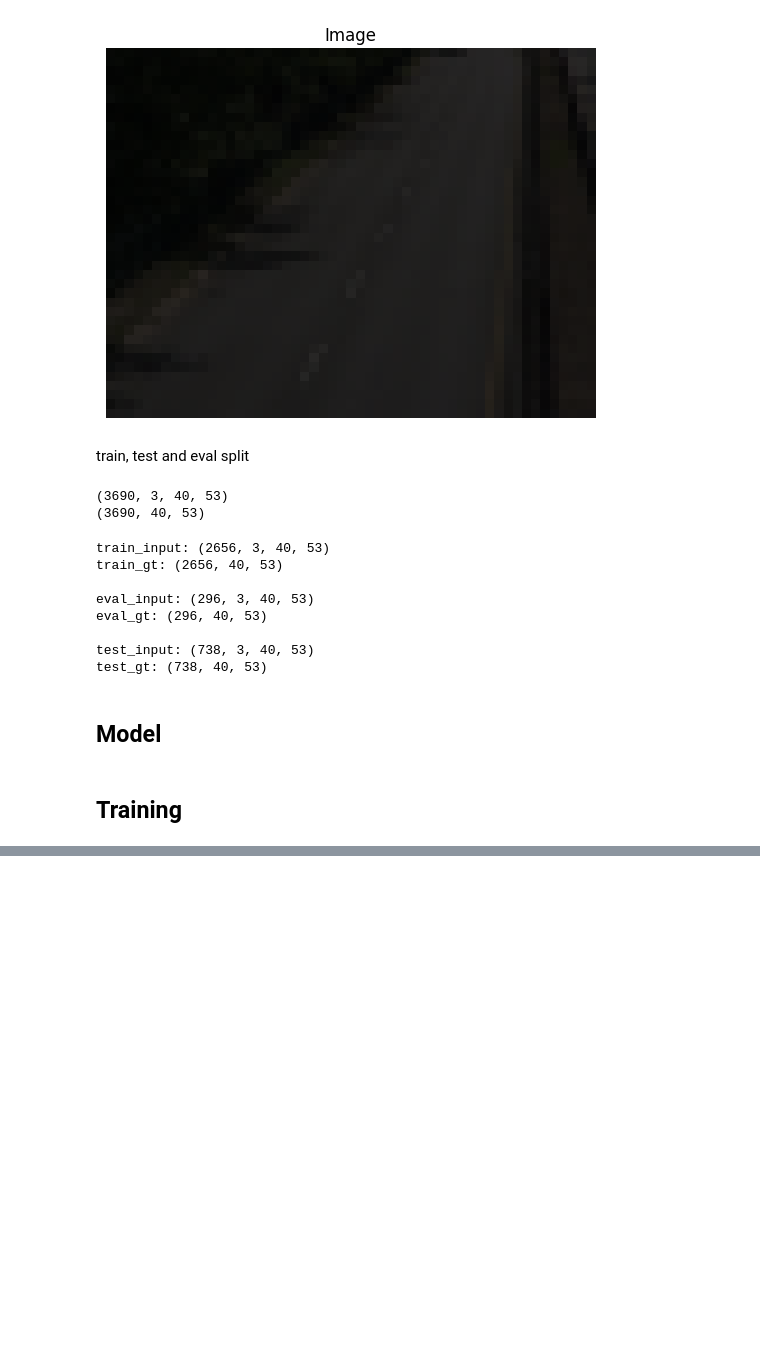
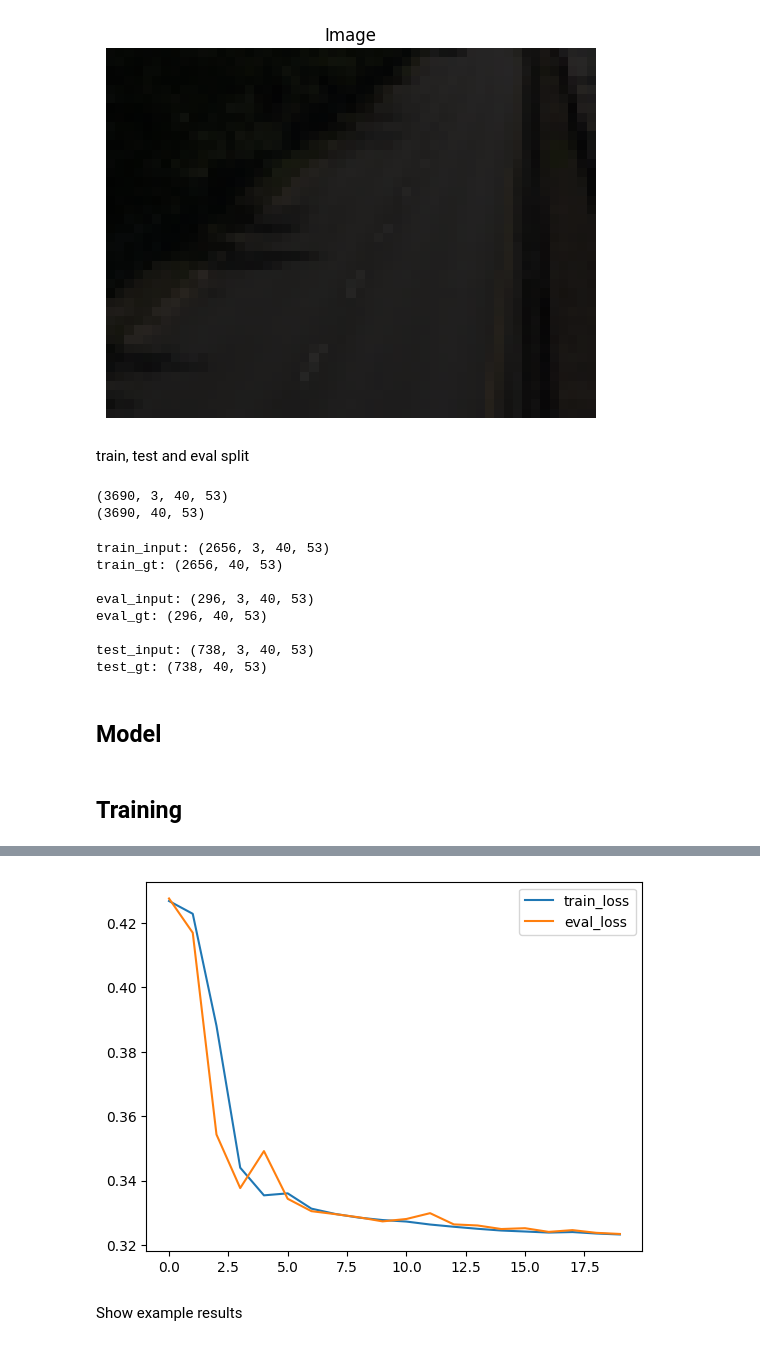
Before and after one commit to timonpalm/AIA_hw5, a Jupyter notebook: Homework5.ipynb, the cells around one changed output, grey strips where cells are left out. Drawn from its saved outputs; the diff is of its cells as text; code cells hidden in the pictures; blank space fills up the shorter version.

```diff
--- a/Homework5.ipynb
+++ b/Homework5.ipynb
@@ -302,7 +313,7 @@ class ResUNet(nn.Module):
   @torch.no_grad()
   def predict(self, x):
     y = self.forward(x)
-    output = torch.max(y, dim=1)
+    output = torch.argmax(y, dim=1)
 
     return output
 # %% [markdown]
@@ -329,15 +340,29 @@ def train_epoch(model: torch.nn.Module, train_loader: DataLoader, f_loss: torch.
 @torch.no_grad()
 def test(model: torch.nn.Module, test_loader: DataLoader):
     model.eval()
-    true_labels = []
-    pred_labels = []
+    img_res = 40 * 53
+
+    accs = []
+    precisions = []
+    recalls = []
+
     for _, (batch_img, batch_targets) in enumerate(test_loader):
-        y = model.predict(batch_img)
+        y = model.predict(batch_img).numpy()
 
-        pred_labels.append(y.numpy())
-        true_labels.append(batch_targets.numpy())
+        tp = np.sum((y == batch_targets), axis=(1,2))
+        acc = tp / img_res
 
-    return np.array(pred_labels).flatten(), np.array(true_labels).flatten()
+        precision = tp / y.sum(axis=(1,2))
+
+        fn = np.sum(((batch_targets - y) == 1), axis=(1,2))
+
+        recall = tp / (tp + fn)
+
+        accs.append(acc)
+        precisions.append(precisions)
+        recalls.append(recall)
+
+    return np.concatenate(accs), np.concatenate(precisions), np.concatenate(recalls)
 
 @torch.no_grad()
 def eval(model: torch.nn.Module, eval_loader: DataLoader, f_loss: torch.nn.modules.loss):
@@ -352,7 +377,7 @@ def eval(model: torch.nn.Module, eval_loader: DataLoader, f_loss: torch.nn.modul
 
     eval_loss = np.array(eval_loss).mean()
 
-    return eval_loss
+    return np.array(eval_loss)
 
 def train(model: torch.nn.Module, loaders: dict[DataLoader], f_loss: torch.nn.modules.loss, optimizer: torch.optim.Optimizer, num_epochs=20):
     model.train()
@@ -364,12 +389,12 @@ def train(model: torch.nn.Module, loaders: dict[DataLoader], f_loss: torch.nn.mo
         epoch_train_loss = train_epoch(model, loaders["train"], f_loss, optimizer)
 
         with torch.no_grad():
-            epoch_test_loss = eval(model, loaders["eval"], f_loss)
+            epoch_eval_loss = eval(model, loaders["eval"], f_loss)
 
             print(f"epoch: {epoch} train_loss: {round(epoch_train_loss, 2)} "
-                  f"test_loss: {round(epoch_test_loss, 2)}")
+                  f"eval_loss: {round(epoch_eval_loss, 2)}")
 
             train_loss.append(epoch_train_loss)
-            eval_loss.append(epoch_test_loss)
+            eval_loss.append(epoch_eval_loss)
 
     return train_loss, eval_loss
@@ -386,0 +431,7 @@ KeyboardInterrupt:
+# %%
+plt.plot(train_loss, label="train_loss")
+plt.plot(eval_loss, label="eval_loss")
+plt.legend()
+plt.show()
+# %% [output]
+[figure, added]
@@ -386,0 +442,2 @@ KeyboardInterrupt:
+# %% [markdown]
+Show example results
```
Also changed, not shown: parts of 10 cells of this notebook.
